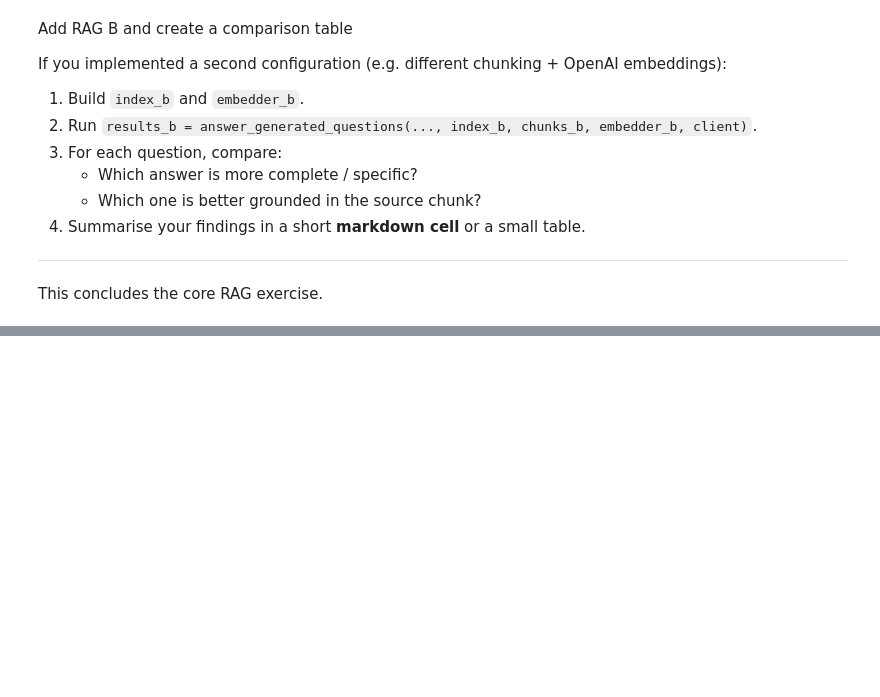
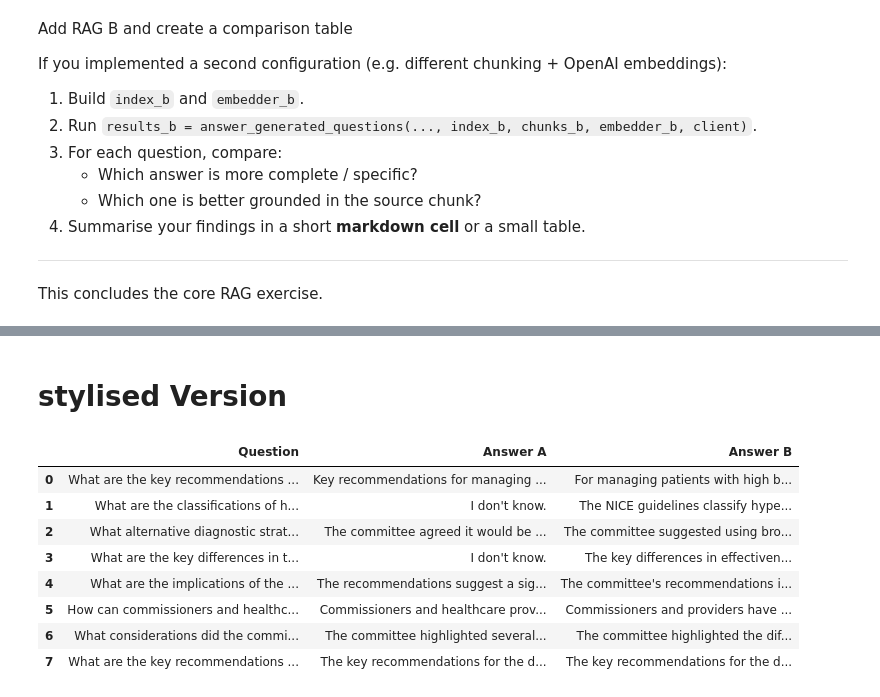
Before and after one commit to migifor-forstmi4/rag-pipeline-exercise-2025, a Jupyter notebook: rag-pipeline-exercise.ipynb, the cells around one changed output, grey strips where cells are left out. Saved outputs shown, nothing was run; the diff lists cells and outputs as text; code cells hidden in the pictures; blank space fills up the shorter version.

```diff
--- a/rag-pipeline-exercise.ipynb
+++ b/rag-pipeline-exercise.ipynb
@@ -477,0 +560,34 @@ This concludes the core RAG exercise.
+# %% [markdown]
+# stylised Version
+# %%
+import pandas as pd
+from IPython.display import display, HTML
+
+rows = []
+
+for a, b in zip(results_a, results_b):
+    rows.append({
+        "Question": a["question"],
+        "Answer A": a["answer"],
+        "Answer B": b["answer"],
+    })
+
+df = pd.DataFrame(rows)
+
+# HTML Styling für bessere Lesbarkeit
+styled = df.style.set_table_styles([
+    {"selector": "th", "props": [("background-color", "#222"), ("color", "white"), ("padding", "8px")]},
+    {"selector": "td", "props": [("padding", "8px"), ("border", "1px solid #444")]}
+]).set_properties(**{"white-space": "pre-wrap"})
+
+display(styled)
+# %% [output]
+|  | Question | Answer A | Answer B |
+| 0 | What are the key recommendations ... | Key recommendations for managing ... | For managing patients with high b... |
+| 1 | What are the classifications of h... | I don't know. | The NICE guidelines classify hype... |
+| 2 | What alternative diagnostic strat... | The committee agreed it would be ... | The committee suggested using bro... |
+| 3 | What are the key differences in t... | I don't know. | The key differences in effectiven... |
+| 4 | What are the implications of the ... | The recommendations suggest a sig... | The committee's recommendations i... |
+| 5 | How can commissioners and healthc... | Commissioners and healthcare prov... | Commissioners and providers have ... |
+| 6 | What considerations did the commi... | The committee highlighted several... | The committee highlighted the dif... |
+| 7 | What are the key recommendations ... | The key recommendations for the d... | The key recommendations for the d... |
```
Also changed, not shown: parts of 3 cells of this notebook.
